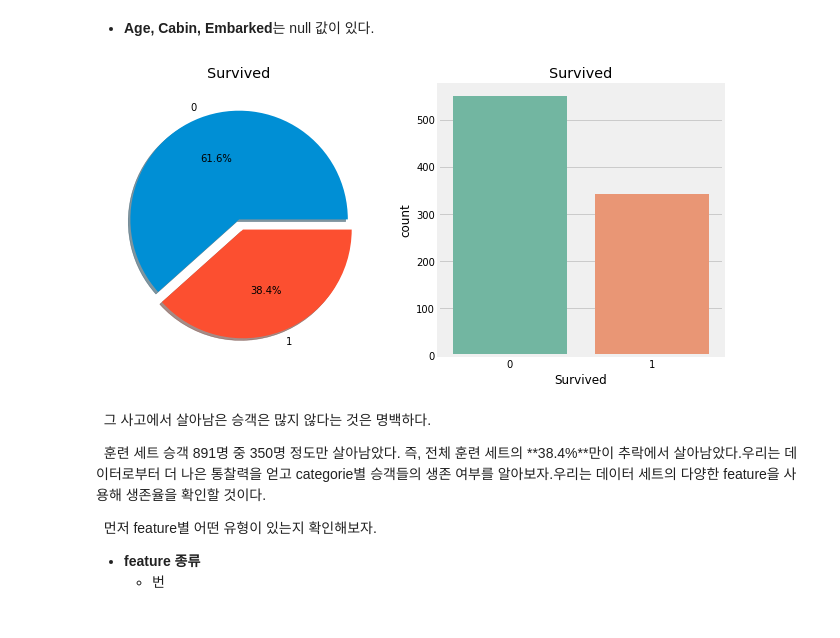
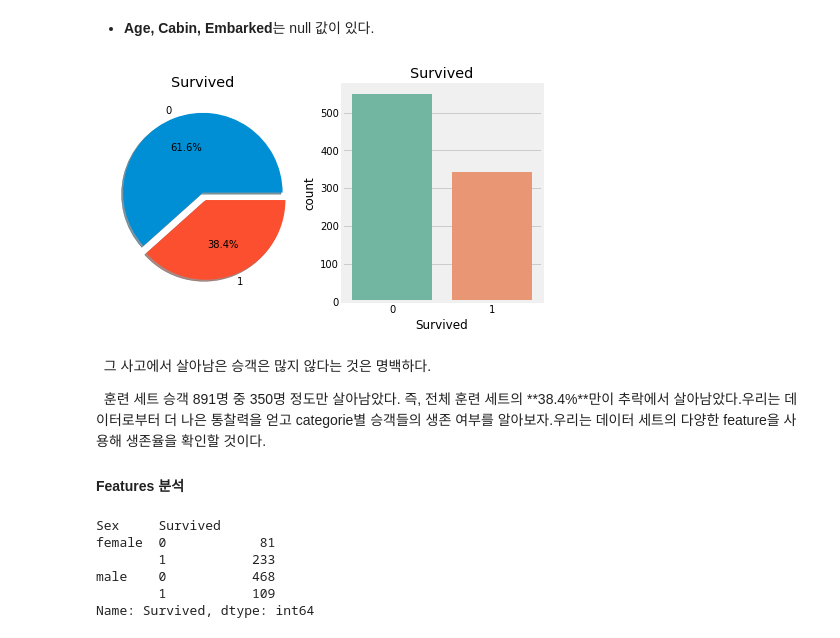
Before and after one commit to sunnight9507/Kaggle, a Jupyter notebook: Titanic/Copy_Titanic_EDA To Prediction(DieTanic).ipynb, the cells around one changed output. Drawn from its saved outputs; the diff is of its cells as text; code cells hidden in the pictures.

```diff
--- a/Titanic/Copy_Titanic_EDA To Prediction(DieTanic).ipynb
+++ b/Titanic/Copy_Titanic_EDA To Prediction(DieTanic).ipynb
@@ -73,23 +73,28 @@ dtype: int64
 # %% [markdown]
 - **Age, Cabin, Embarked**는 null 값이 있다.
 # %%
-f, ax = plt.subplots(1,2,figsize=(10,5)) # (1,2) 모양으로 도화지 생성
+f, ax = plt.subplots(1,2,figsize=(7,4)) # (1,2) 모양으로 도화지 생성
 # pie plot / explode : 간격 / autopct : 값 입력 / ax=ax[0] : 도화지 위치 설정 / shadow : 그림자 설정
 data['Survived'].value_counts().plot.pie(explode = [0,0.1],autopct='%.1f%%',
                                          ax=ax[0],shadow=True)
 ax[0].set_title('Survived'); ax[0].set_ylabel('');
 
 sns.countplot('Survived',data=data,ax=ax[1],palette="Set2")
 ax[1].set_title('Survived')
 plt.show()
 # %% [output]
-[figure, old version]
+[figure, new version]
 # %% [markdown]
 &nbsp;&nbsp;그 사고에서 살아남은 승객은 많지 않다는 것은 명백하다.
 
 &nbsp;&nbsp;훈련 세트 승객 891명 중 350명 정도만 살아남았다. 즉, 전체 훈련 세트의 **38.4%**만이 추락에서 살아남았다.우리는 데이터로부터 더 나은 통찰력을 얻고 categorie별 승객들의 생존 여부를 알아보자.우리는 데이터 세트의 다양한 feature을 사용해 생존율을 확인할 것이다.
-
-&nbsp;&nbsp;먼저 feature별 어떤 유형이 있는지 확인해보자.
-
-- **feature 종류**
-    - 번
+#### Features 분석
+# %%
+data.groupby(['Sex', 'Survived'])['Survived'].count()
+# %% [output]
+Sex     Survived
+female  0            81
+        1           233
+male    0           468
+        1           109
+Name: Survived, dtype: int64
```
Also changed, not shown: parts of 16 cells of this notebook.
